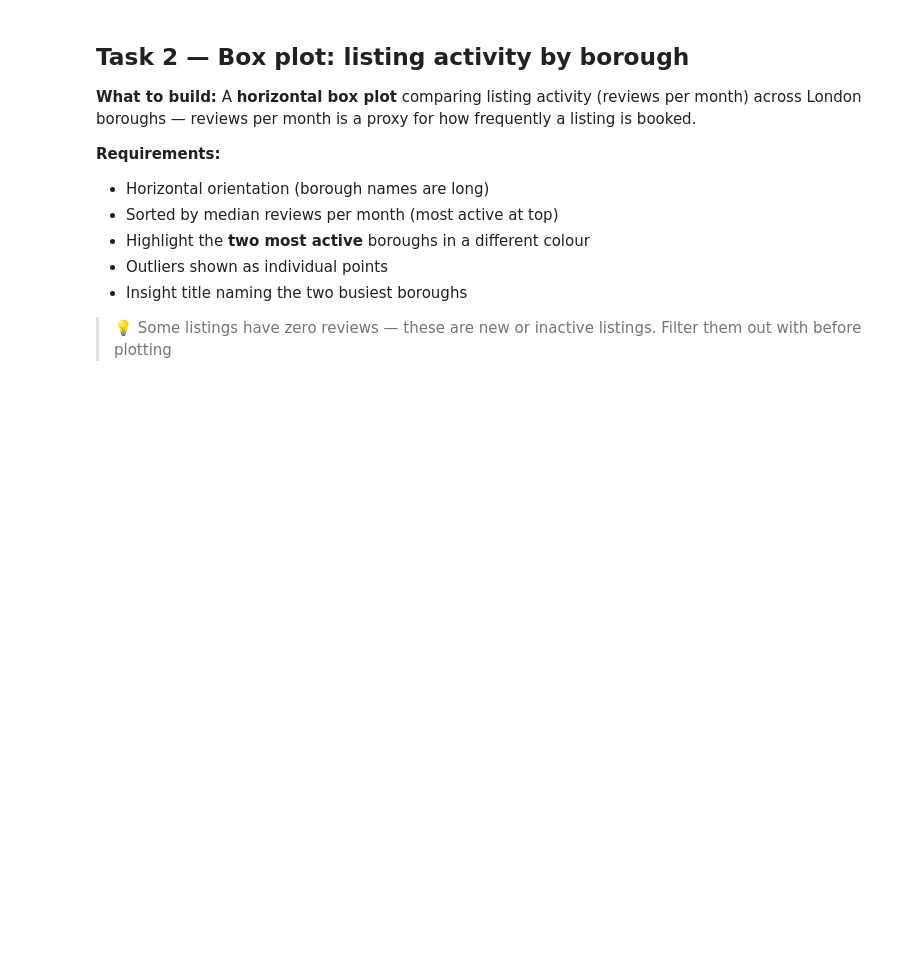
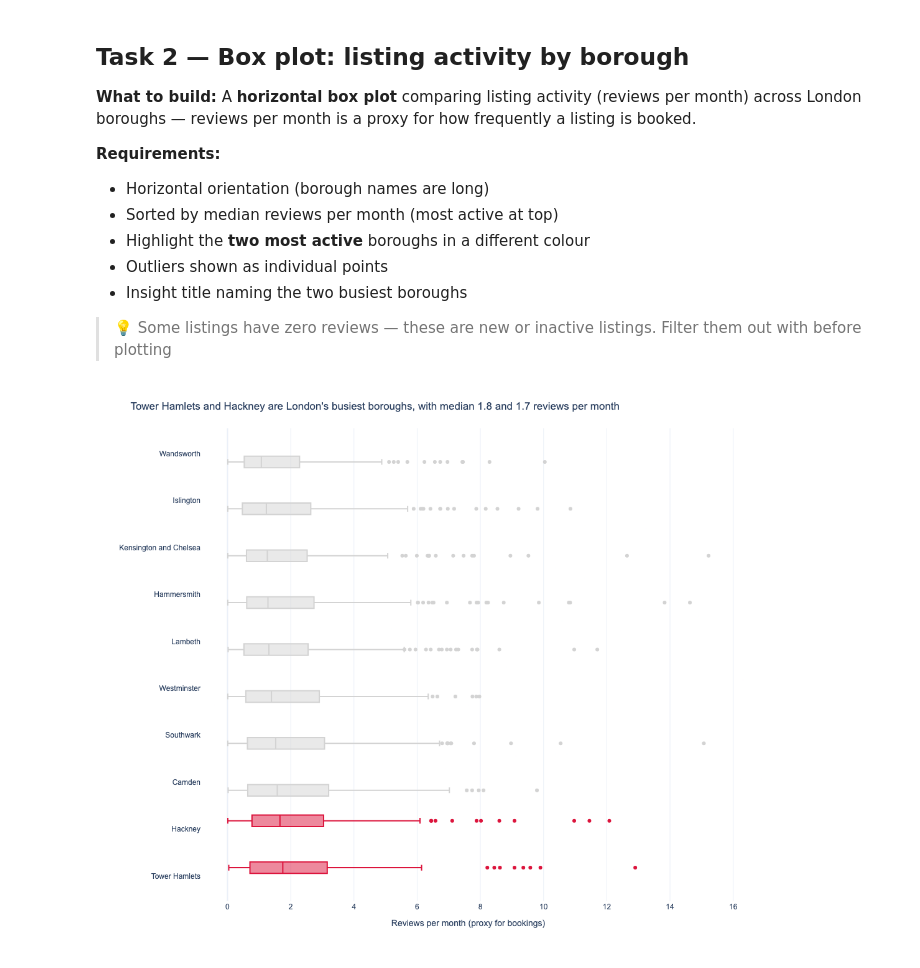
Before and after one commit to ashwathykariyeri/datavisualisation-exercise-aswathykariyeri, a Jupyter notebook: week05/lecture05_exercise.ipynb, the cells around one changed output. Cells and saved outputs as stored; diff of their text form; code cells hidden in the pictures; blank space fills up the shorter version.

```diff
--- a/week05/lecture05_exercise.ipynb
+++ b/week05/lecture05_exercise.ipynb
@@ -55,3 +139,37 @@ print(df_cap.groupby('room_type')['price'].describe().round(1))
 # %%
 # Task 2
 # YOUR CODE HERE
+# Task 2 - horizontal box plot: reviews per month by borough
+
+# Remove listings with zero or missing reviews (new/inactive listings)
+active = df[df['reviews_per_month'] > 0].copy()
+borough_med = (active.groupby('neighbourhood')['reviews_per_month']
+                     .median()
+                     .sort_values())
+order = borough_med.index.tolist()
+top2 = borough_med.index[-2:].tolist()
+
+# Label each row: 'Top 2' (to highlight) or 'Other' (to grey out)
+active['group'] = np.where(active['neighbourhood'].isin(top2), 'Top 2', 'Other')
+
+fig = px.box(
+    data_frame=active,
+    x='reviews_per_month', y='neighbourhood',
+    color='group',
+    color_discrete_map={'Top 2': 'crimson', 'Other': 'lightgrey'},
+    category_orders={'neighbourhood': order},
+    points='outliers',
+    labels={'reviews_per_month': 'Reviews per month (proxy for bookings)', 'neighbourhood': ''},
+    template='plotly_white',
+    height=900,
+)
+fig.update_layout(
+    title=(f"{top2[1]} and {top2[0]} are London's busiest boroughs, "
+           f"with median {borough_med[top2[1]]:.1f} and {borough_med[top2[0]]:.1f} reviews per month"),
+    font=dict(family='Arial', size=12),
+    showlegend=False,
+    yaxis=dict(showgrid=False),
+)
+fig.show()
+# %% [output]
+[figure, added]
```
Also changed, not shown: parts of 3 cells of this notebook, 10 other files.
